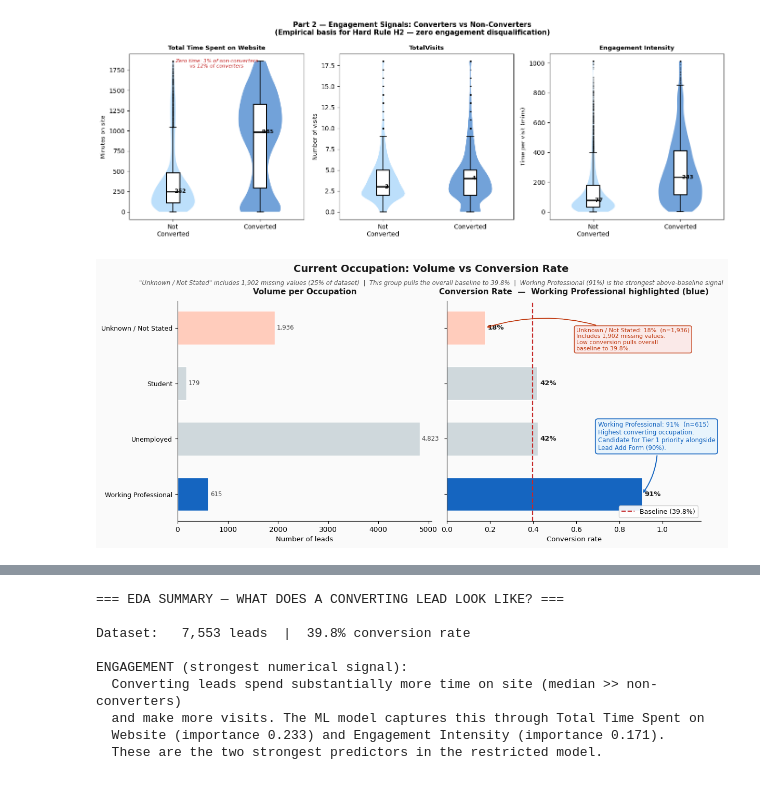
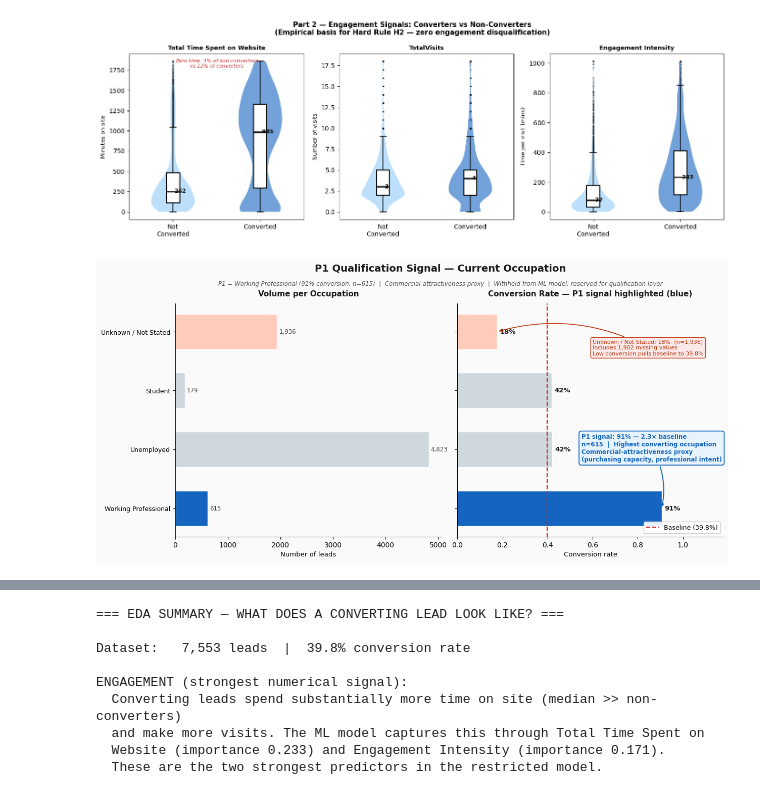
Before and after one commit to thomami244/Masters_Constrained_Lead_Qualification, a Jupyter notebook: Masters_Constrained_Lead_Qualification_Notebook.ipynb, the cells around one changed output, grey strips where cells are left out. Saved outputs shown, nothing was run; the diff lists cells and outputs as text; code cells hidden in the pictures.

```diff
--- a/Masters_Constrained_Lead_Qualification_Notebook.ipynb
+++ b/Masters_Constrained_Lead_Qualification_Notebook.ipynb
@@ -896,15 +896,12 @@ def plot_categorical_eda(col, title, ax_left, ax_right,
                        ha='right', va='bottom', fontsize=7.5,
                        color='#666', style='italic')
 # %%
-# --- EDA 3a.   ---Occupation ---(P1 justification)
+# --- EDA 3a. Occupation — P1 Qualification Signal ---
 
 occ_col = "What is your current occupation"
 
 if occ_col in df.columns:
-    # Build full distribution including missing/other
     occ_full = df[occ_col].copy()
-
-    # Recode missing and low-frequency values as "Unknown / Not Stated"
     value_counts = occ_full.value_counts(dropna=False)
     valid_cats   = value_counts[value_counts >= MIN_COUNT].index.tolist()
     valid_cats   = [c for c in valid_cats if c is not None and str(c) != 'nan']
@@ -927,118 +924,115 @@ if occ_col in df.columns:
 
     def bar_color(cat):
         if cat in P1_OCC:     return C_YES
-        if cat in OTHER_OCC:  return '#FFCCBC'   # pale orange — flags as residual
+        if cat in OTHER_OCC:  return '#FFCCBC'
         return '#CFD8DC'
 
-    colors_l3 = [bar_color(c) for c in grp[occ_col]]
-    colors_r3 = [bar_color(c) for c in grp[occ_col]]
+    colors = [bar_color(c) for c in grp[occ_col]]
 
-    fig, (ax_l3, ax_r3) = plt.subplots(
-        1, 2, figsize=(13, 5.5),
+    fig, (ax_l, ax_r) = plt.subplots(
+        1, 2, figsize=(14, 6),
         gridspec_kw={'wspace': 0.06}
     )
     fig.patch.set_facecolor('#FAFAFA')
-    for ax in (ax_l3, ax_r3):
+    for ax in (ax_l, ax_r):
         ax.set_facecolor('#FAFAFA')
 
     fig.suptitle(
-        'Current Occupation: Volume vs Conversion Rate',
+        'P1 Qualification Signal — Current Occupation',
         fontsize=14, fontweight='bold', y=1.01, color='#1A1A1A'
     )
     fig.text(
         0.5, 0.955,
-        f'"Unknown / Not Stated" includes {df[occ_col].isnull().sum():,} missing values '
-        f'({df[occ_col].isnull().sum()/len(df)*100:.0f}% of dataset)  |  '
-        f'This group pulls the overall baseline to {BASELINE_RATE:.1%}  |  '
-        f'Working Professional (91%) is the strongest above-baseline signal',
+        f'P1 = Working Professional (91% conversion, n=615)  |  '
+        f'Commercial-attractiveness proxy  |  '
+        f'Withheld from ML model, reserved for qualification layer',
         ha='center', va='top', fontsize=8.5, color='#555555', style='italic'
     )
 
     # LEFT: volume
-    bars_l3 = ax_l3.barh(
+    bars_l = ax_l.barh(
         grp[occ_col], grp["count"],
-        color=colors_l3, edgecolor='white', height=0.6
+        color=colors, edgecolor='white', height=0.6
     )
-    ax_l3.set_xlabel('Number of leads', fontsize=9.5)
-    ax_l3.set_title('Volume per Occupation', fontsize=11,
-                     fontweight='bold', pad=10, color='#1A1A1A')
-    ax_l3.tick_params(axis='y', labelsize=9)
-    ax_l3.spines[['top', 'right']].set_visible(False)
-    for bar, val in zip(bars_l3, grp["count"]):
-        ax_l3.text(
+    ax_l.set_xlabel('Number of leads', fontsize=9.5)
+    ax_l.set_title('Volume per Occupation', fontsize=11,
+                    fontweight='bold', pad=10, color='#1A1A1A')
+    ax_l.tick_params(axis='y', labelsize=9)
+    ax_l.spines[['top', 'right']].set_visible(False)
+    for bar, val in zip(bars_l, grp["count"]):
+        ax_l.text(
             val + 40, bar.get_y() + bar.get_height() / 2,
             f'{val:,}', va='center', fontsize=8.5, color='#444'
         )
 
     # RIGHT: conversion rate
-    ax_r3.barh(
+    ax_r.barh(
         grp[occ_col], grp["conv_rate"],
-        color=colors_r3, edgecolor='white', height=0.6
+        color=colors, edgecolor='white', height=0.6
     )
-    ax_r3.axvline(
+    ax_r.axvline(
         BASELINE_RATE, color=C_LINE, linestyle='--', lw=1.6,
         label=f'Baseline ({BASELINE_RATE:.1%})'
     )
-    ax_r3.set_xlabel('Conversion rate', fontsize=9.5)
-    ax_r3.set_title(
-        'Conversion Rate  —  Working Professional highlighted (blue)',
+    ax_r.set_xlabel('Conversion rate', fontsize=9.5)
+    ax_r.set_title(
+        'Conversion Rate — P1 signal highlighted (blue)',
         fontsize=11, fontweight='bold', pad=10, color='#1A1A1A'
     )
-    ax_r3.set_xlim(0, 1.18)
-    ax_r3.tick_params(axis='y', labelleft=False)
-    ax_r3.spines[['top', 'right']].set_visible(False)
-    ax_r3.legend(fontsize=9, loc='lower right', framealpha=0.9)
+    ax_r.set_xlim(0, 1.18)
+    ax_r.tick_params(axis='y', labelleft=False)
+    ax_r.spines[['top', 'right']].set_visible(False)
+    ax_r.legend(fontsize=9, loc='lower right', framealpha=0.9)
 
     for i, (_, row) in enumerate(grp.iterrows()):
-        ax_r3.text(
+        ax_r.text(
             row["conv_rate"] + 0.012, i,
             f'{row["conv_rate"]:.0%}',
             va='center', fontsize=9.5, fontweight='bold', color='#1A1A1A'
         )
 
-    # Annotation: Working Professional
+    # Annotation: P1 — Working Professional
     wp_idx = grp[grp[occ_col] == "Working Professional"].index
     if len(wp_idx) > 0:
         wp_pos  = grp.index.get_loc(wp_idx[0])
         wp_rate = grp.loc[wp_idx[0], "conv_rate"]
         wp_n    = grp.loc[wp_idx[0], "count"]
-        ax_r3.annotate(
-            f'Working Professional: {wp_rate:.0%}  (n={int(wp_n):,})\n'
-            f'Highest converting occupation.\n'
-            f'Candidate for Tier 1 priority alongside\n'
-            f'Lead Add Form (90%).',
+        ax_r.annotate(
+            f'P1 signal: {wp_rate:.0%} — {wp_rate/BASELINE_RATE:.1f}× baseline\n'
+            f'n={int(wp_n):,}  |  Highest converting occupation\n'
+            f'Commercial-attractiveness proxy\n'
+            f'(purchasing capacity, professional intent)',
             xy=(wp_rate, wp_pos),
-            xytext=(0.7, wp_pos + 0.8),
-            fontsize=8.5, color='#1565C0',
+            xytext=(0.55, wp_pos + 0.8),
+            fontsize=8.5, color='#1565C0', fontweight='bold',
             arrowprops=dict(arrowstyle='->', color='#1565C0', lw=1.4,
                             connectionstyle='arc3,rad=-0.2'),
             bbox=dict(boxstyle='round,pad=0.4', facecolor='#E8F4FD',
                       edgecolor='#1565C0', linewidth=1.3, alpha=0.95)
         )
 
     # Annotation: Unknown / Not Stated
     unk_idx = grp[grp[occ_col] == "Unknown / Not Stated"].index
     if len(unk_idx) > 0:
         unk_pos  = grp.index.get_loc(unk_idx[0])
         unk_rate = grp.loc[unk_idx[0], "conv_rate"]
         unk_n    = grp.loc[unk_idx[0], "count"]
-        ax_r3.annotate(
+        ax_r.annotate(
             f'Unknown / Not Stated: {unk_rate:.0%}  (n={int(unk_n):,})\n'
-            f'Includes {df[occ_col].isnull().sum():,} missing values.\n'
-            f'Low conversion pulls overall\n'
-            f'baseline to {BASELINE_RATE:.1%}.',
+            f'Includes {df[occ_col].isnull().sum():,} missing values\n'
+            f'Low conversion pulls baseline to {BASELINE_RATE:.1%}',
             xy=(unk_rate, unk_pos),
             xytext=(0.60, unk_pos - 0.4),
             fontsize=8.0, color='#BF360C',
             arrowprops=dict(arrowstyle='->', color='#BF360C', lw=1.2,
                             connectionstyle='arc3,rad=0.2'),
             bbox=dict(boxstyle='round,pad=0.35', facecolor='#FBE9E7',
                       edgecolor='#BF360C', linewidth=1.0, alpha=0.95)
         )
 
     plt.tight_layout(rect=[0, 0, 1, 0.92])
-    plt.savefig('fig_EDA_03c_occupation.png', dpi=150, bbox_inches='tight')
+    plt.savefig('fig_EDA_03a_occupation_P1.png', dpi=150, bbox_inches='tight')
     plt.show()
 # %% [output]
-[figure, old version]
+[figure, new version]
 # %%
```
Also changed, not shown: parts of 3 cells of this notebook.
